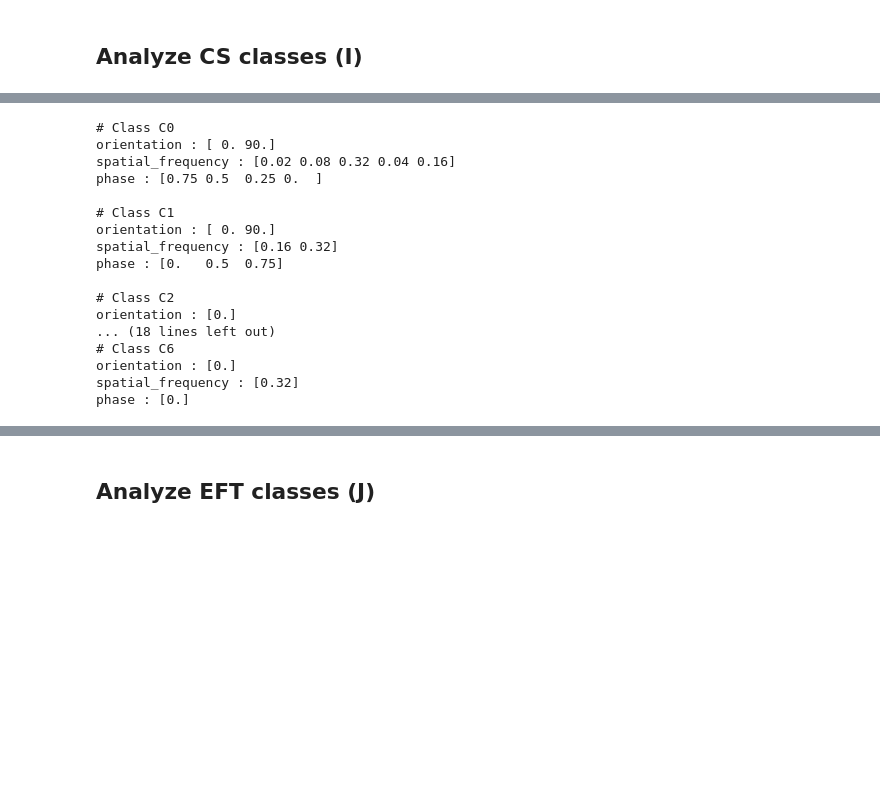
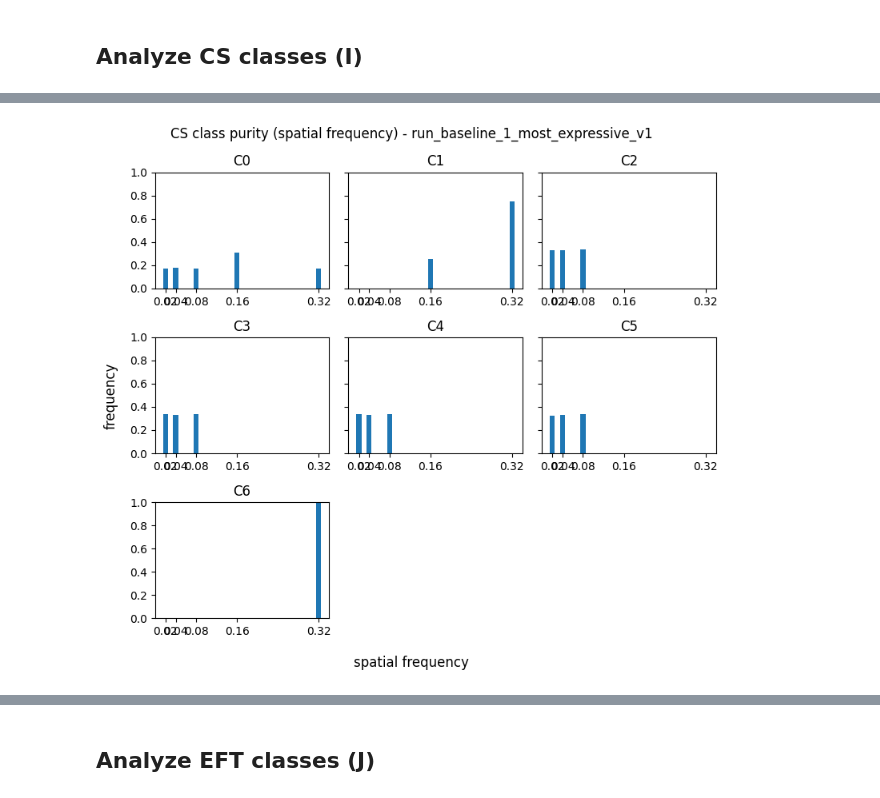
Before and after one commit to PhilSchoeb/ift-6168-project, a Jupyter notebook: analysis.ipynb, the cells around one changed output, grey strips where cells are left out. Saved outputs shown, nothing was run; the diff lists cells and outputs as text; code cells hidden in the pictures; blank space fills up the shorter version.

```diff
--- a/analysis.ipynb
+++ b/analysis.ipynb
@@ -56,26 +56,19 @@ plt.show()
-# %%
-for c in range(num_i_clusters):
-    clust_data = df_i[df_i.CS_class==c]
-    print(f"# Class C{c}")
-    print("orientation :",clust_data.orientation.unique())
-    print("spatial_frequency :",clust_data.spatial_frequency.unique())
-    print("phase :",clust_data.phase.unique())
-    print("")
-# %% [output]
-# Class C0
-orientation : [ 0. 90.]
-spatial_frequency : [0.02 0.08 0.32 0.04 0.16]
-phase : [0.75 0.5  0.25 0.  ]
-
-# Class C1
-orientation : [ 0. 90.]
-spatial_frequency : [0.16 0.32]
-phase : [0.   0.5  0.75]
-
-# Class C2
-orientation : [0.]
-... (18 lines left out)
-# Class C6
-orientation : [0.]
-spatial_frequency : [0.32]
-phase : [0.]
+# %%
+n_cols = 3
+n_rows = num_i_clusters//n_cols + 1 if num_i_clusters%n_cols!=0 else num_i_clusters//n_cols
+fig, ax = plt.subplots(nrows=n_rows,ncols=n_cols,sharey=True,figsize=(8,7))
+for c in range(num_i_clusters):
+    clust_data = df_i[df_i.CS_class==c]
+    ax[c//n_cols,c%n_cols].hist(clust_data.spatial_frequency,weights=[1/clust_data.shape[0]]*clust_data.shape[0],bins=[0.015,0.025,0.035,0.045,0.075,0.085,0.155,0.165,0.315,0.325])
+    ax[c//n_cols,c%n_cols].set_title(f"C{c}")
+    ax[c//n_cols,c%n_cols].set_xticks([0.02,0.04,0.08,0.16,0.32])
+for c in range(num_i_clusters,n_cols*n_rows):
+    ax[c//n_cols,c%n_cols].axis("off")
+ax[0,0].set_ylim(0,1)
+fig.suptitle(f"CS class purity (spatial frequency) - {run_name}")
+fig.supxlabel("spatial frequency")
+fig.supylabel("frequency")
+plt.tight_layout()
+plt.show()
+# %% [output]
+[figure, added]
```
Also changed, not shown: parts of 5 cells of this notebook.
